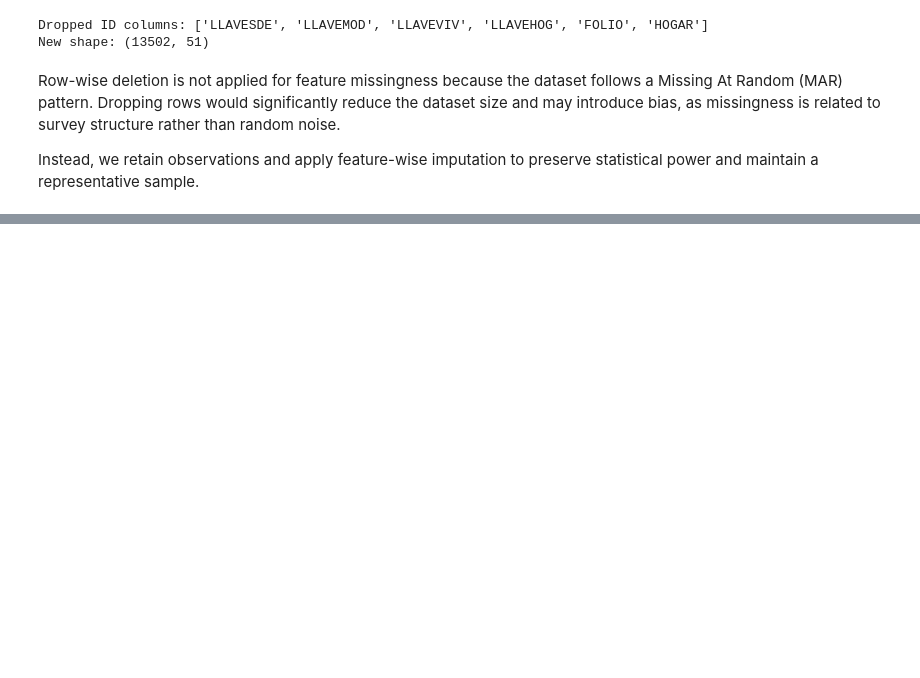
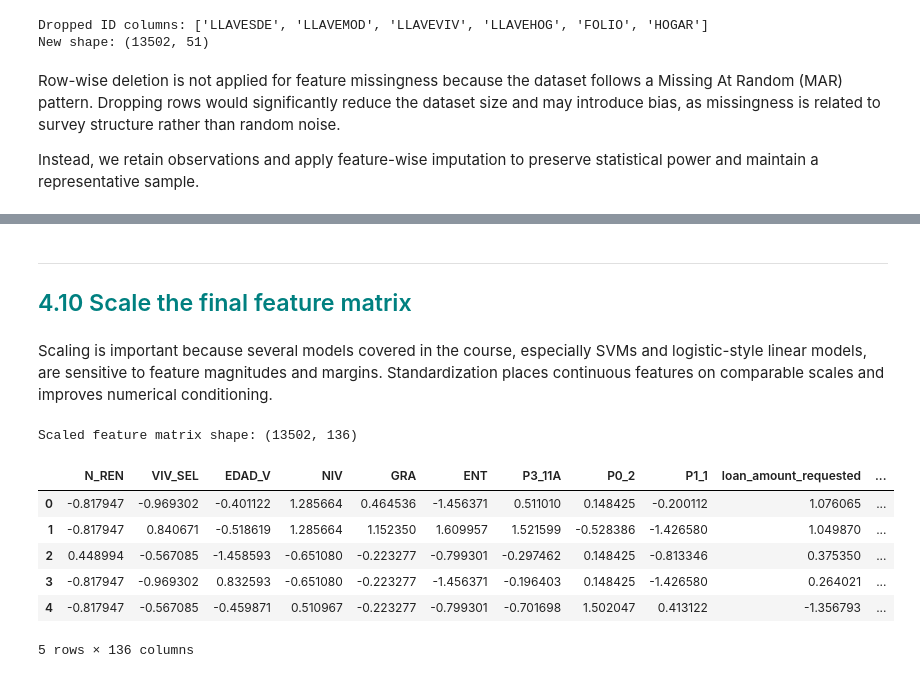
Before and after one commit to hussainu5/ML-QuAM, a Jupyter notebook: DataPreparation.ipynb, the cells around one changed output, grey strips where cells are left out. Drawn from its saved outputs; the diff is of its cells as text; code cells hidden in the pictures; blank space fills up the shorter version.

```diff
--- a/DataPreparation.ipynb
+++ b/DataPreparation.ipynb
@@ -1121,0 +1682,24 @@ Instead, we retain observations and apply feature-wise imputation to preserve st
+# %% [markdown]
+***
+## <font color='teal'> 4.10 Scale the final feature matrix </font>
+# %% [markdown]
+Scaling is important because several models covered in the course, especially SVMs and logistic-style linear models, are sensitive to feature magnitudes and margins. Standardization places continuous features on comparable scales and improves numerical conditioning.
+# %%
+from sklearn.preprocessing import StandardScaler
+
+scaler = StandardScaler()
+
+X_scaled = scaler.fit_transform(X_encoded)
+X_scaled = pd.DataFrame(X_scaled, columns=X_encoded.columns, index=X_encoded.index)
+
+print("Scaled feature matrix shape:", X_scaled.shape)
+X_scaled.head()
+# %% [output]
+Scaled feature matrix shape: (13502, 136)
+|  | N_REN | VIV_SEL | EDAD_V | NIV | GRA | ENT | P3_11A | P0_2 | P1_1 | loan_amount_requested | ... |
+| 0 | -0.817947 | -0.969302 | -0.401122 | 1.285664 | 0.464536 | -1.456371 | 0.511010 | 0.148425 | -0.200112 | 1.076065 | ... |
+| 1 | -0.817947 | 0.840671 | -0.518619 | 1.285664 | 1.152350 | 1.609957 | 1.521599 | -0.528386 | -1.426580 | 1.049870 | ... |
+| 2 | 0.448994 | -0.567085 | -1.458593 | -0.651080 | -0.223277 | -0.799301 | -0.297462 | 0.148425 | -0.813346 | 0.375350 | ... |
+| 3 | -0.817947 | -0.969302 | 0.832593 | -0.651080 | -0.223277 | -1.456371 | -0.196403 | 0.148425 | -1.426580 | 0.264021 | ... |
+| 4 | -0.817947 | -0.567085 | -0.459871 | 0.510967 | -0.223277 | -0.799301 | -0.701698 | 1.502047 | 0.413122 | -1.356793 | ... |
+5 rows × 136 columns
```
Also changed, not shown: parts of 44 cells of this notebook.
